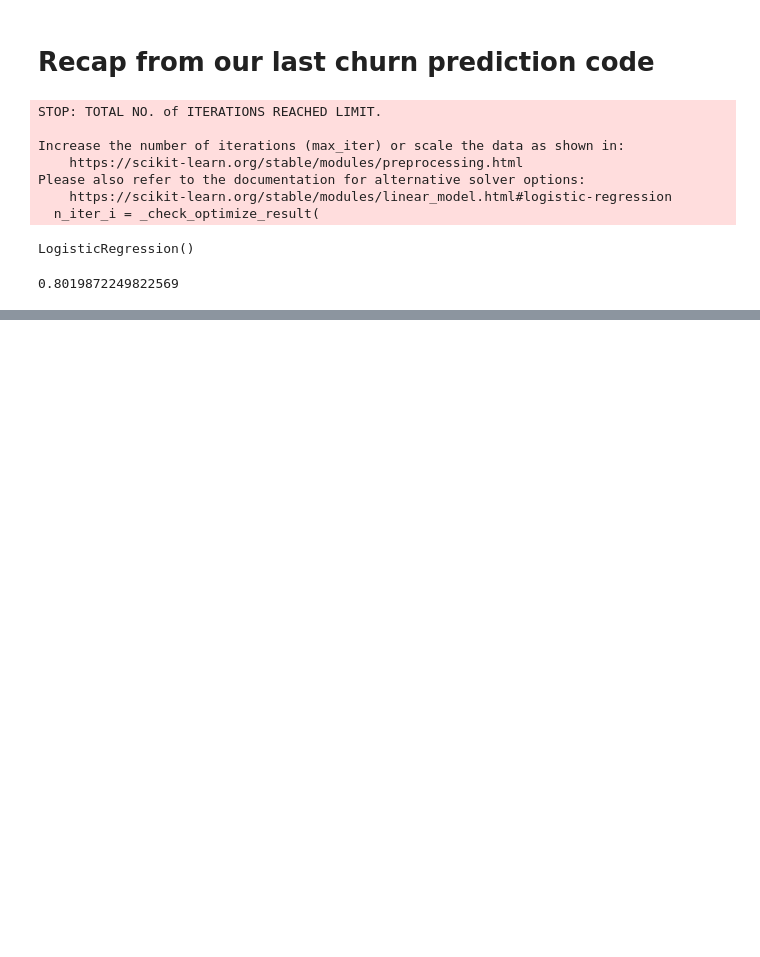
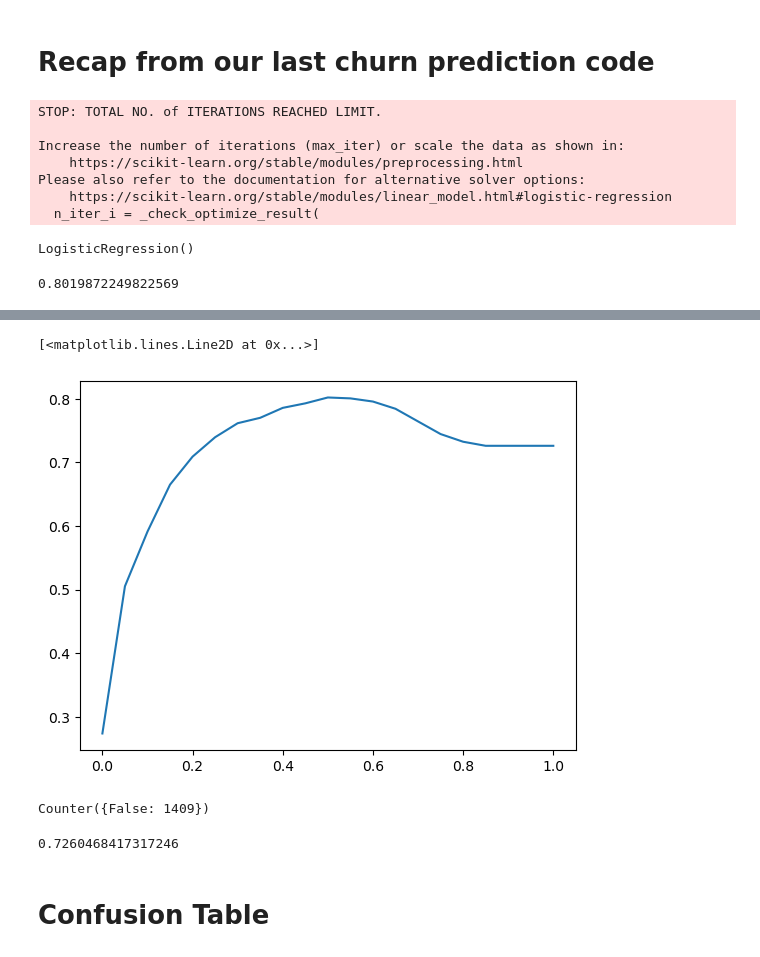
Before and after one commit to apostleoffinance/ml_zoomcamp, a Jupyter notebook: classification/classifier_metrics.ipynb, the cells around one changed output, grey strips where cells are left out. Drawn from its saved outputs; the diff is of its cells as text; code cells hidden in the pictures; blank space fills up the shorter version.

```diff
--- a/classification/classifier_metrics.ipynb
+++ b/classification/classifier_metrics.ipynb
@@ -75,0 +96,9 @@ churn_decision = (y_pred >= 0.5)
+# %%
+thresholds = np.linspace(0, 1, 21)
+
+scores = []
+
+for t in thresholds:
+    score = accuracy_score(y_val, y_pred >= t)
+    print('%.2f %.3f' %(t, score))
+    scores.append(score)
@@ -75,0 +123,5 @@ churn_decision = (y_pred >= 0.5)
+# %%
+plt.plot(thresholds, scores)
+# %% [output]
+[<matplotlib.lines.Line2D at 0x...>]
+[figure, added]
@@ -75,0 +130,10 @@ churn_decision = (y_pred >= 0.5)
+# %%
+Counter(y_pred >= 1.0)
+# %% [output]
+Counter({False: 1409})
+# %%
+1 - y_val.mean()
+# %% [output]
+0.7260468417317246
+# %% [markdown]
+# Confusion Table
```
Also changed, not shown: parts of 21 cells of this notebook.
